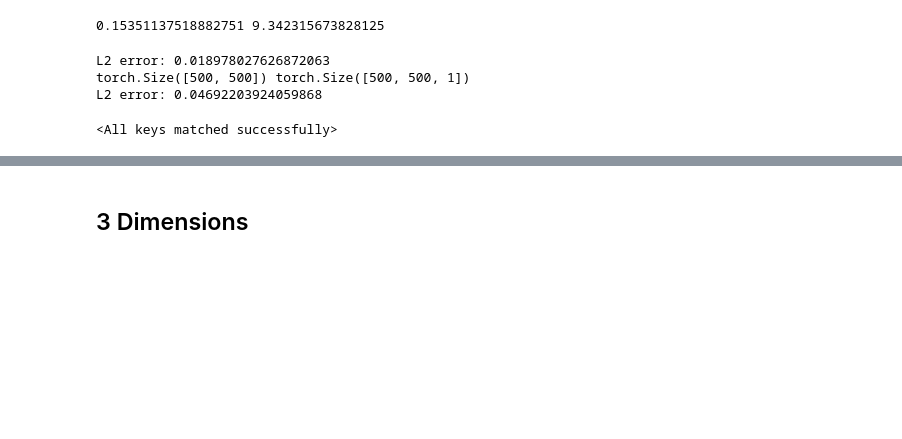
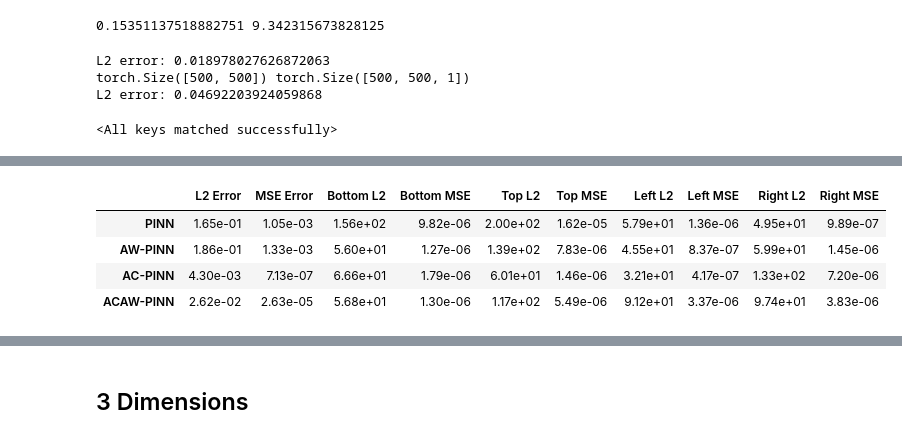
Before and after one commit to Mohammed-khlifi/NeuralPDE-Solver, a Jupyter notebook: main.ipynb, the cells around one changed output, grey strips where cells are left out. Drawn from its saved outputs; the diff is of its cells as text; code cells hidden in the pictures; blank space fills up the shorter version.

```diff
--- a/main.ipynb
+++ b/main.ipynb
@@ -847,3 +999,38 @@ Training the model...
+# %%
+
+def calculate_2d_metrics(predictions, exact):
+    """Calculate all error metrics for 2D predictions"""
+    metrics = {
+        'L2 Error': l2_error(predictions, exact).item(),
+        'MSE Error': F.mse_loss(predictions, exact).item(),
+        'Bottom L2': l2_error(predictions[0, :], exact[0, :]).item(),
+        'Bottom MSE': F.mse_loss(predictions[0, :], exact[0, :]).item(),
+        'Top L2': l2_error(predictions[-1, :], exact[-1, :]).item(),
+        'Top MSE': F.mse_loss(predictions[-1, :], exact[-1, :]).item(),
+        'Left L2': l2_error(predictions[:, 0], exact[:, 0]).item(),
+        'Left MSE': F.mse_loss(predictions[:, 0], exact[:, 0]).item(),
+        'Right L2': l2_error(predictions[:, -1], exact[:, -1]).item(),
+        'Right MSE': F.mse_loss(predictions[:, -1], exact[:, -1]).item()
+    }
+    return metrics
+
+# Create comparison DataFrame
+model_results = {
+    'PINN': calculate_2d_metrics(u_pred, u_exact),
+    'AW-PINN': calculate_2d_metrics(AW_u_pred, u_exact),
+    'AC-PINN': calculate_2d_metrics(AC_u_pred, u_exact),
+    'ACAW-PINN': calculate_2d_metrics(ACAW_u_pred_2, u_exact)
+}
+
+df = pd.DataFrame(model_results).T
+styled_df = df.style.format('{:.2e}')
+display(styled_df)
+# %% [output]
+|  | L2 Error | MSE Error | Bottom L2 | Bottom MSE | Top L2 | Top MSE | Left L2 | Left MSE | Right L2 | Right MSE |
+| PINN | 1.65e-01 | 1.05e-03 | 1.56e+02 | 9.82e-06 | 2.00e+02 | 1.62e-05 | 5.79e+01 | 1.36e-06 | 4.95e+01 | 9.89e-07 |
+| AW-PINN | 1.86e-01 | 1.33e-03 | 5.60e+01 | 1.27e-06 | 1.39e+02 | 7.83e-06 | 4.55e+01 | 8.37e-07 | 5.99e+01 | 1.45e-06 |
+| AC-PINN | 4.30e-03 | 7.13e-07 | 6.66e+01 | 1.79e-06 | 6.01e+01 | 1.46e-06 | 3.21e+01 | 4.17e-07 | 1.33e+02 | 7.20e-06 |
+| ACAW-PINN | 2.62e-02 | 2.63e-05 | 5.68e+01 | 1.30e-06 | 1.17e+02 | 5.49e-06 | 9.12e+01 | 3.37e-06 | 9.74e+01 | 3.83e-06 |
 # %%
 x = torch.linspace(-1, 1, 64).to(device)
 y = torch.linspace(-1, 1, 64).to(device)
```
Also changed, not shown: parts of 9 cells of this notebook, 2 other files.
